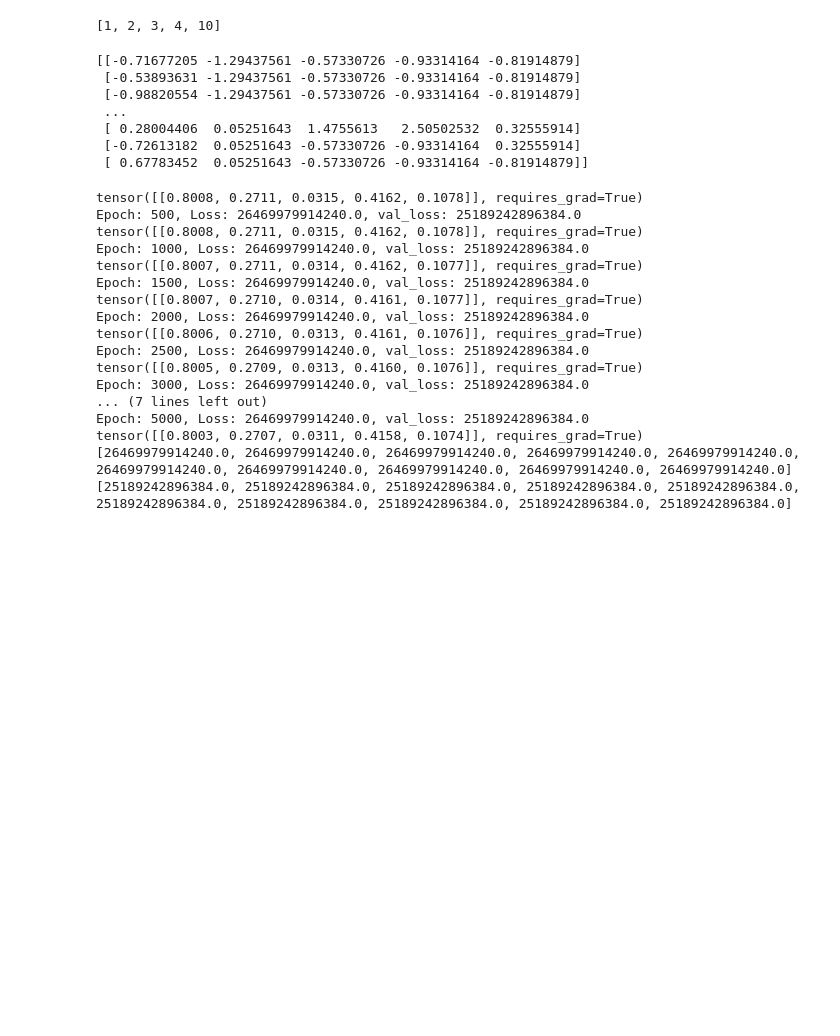
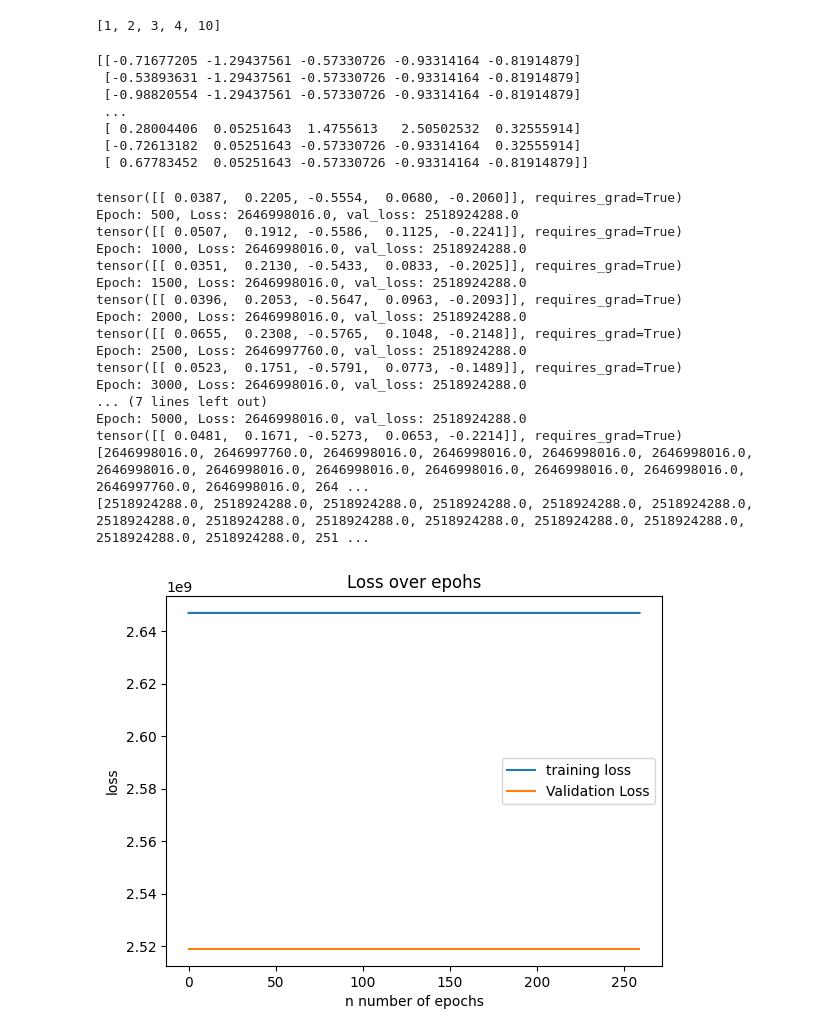
Before and after one commit to emilia-uncc/Assignment1, a Jupyter notebook: assignment5/Assignment5_2.ipynb, the cells around one changed output. Saved outputs shown, nothing was run; the diff lists cells and outputs as text; code cells hidden in the pictures; blank space fills up the shorter version.

```diff
--- a/assignment5/Assignment5_2.ipynb
+++ b/assignment5/Assignment5_2.ipynb
@@ -108,7 +109,7 @@ def loss_fn(y_pred, target):
 #------------------functions linear model-------------------------------------
 # Define a custom multi-dimensional linear model as a tensor
 def multi_linear_model(input_size, output_size):
-    weights = torch.rand(output_size, input_size, dtype=torch.float32)   # Initialize weights with small random values
+    weights = torch.rand(output_size, input_size, dtype=torch.float32) * 0.1  # Initialize weights with small random values
     weights.requires_grad = True  # Enable gradient tracking
     return weights
     #return torch.zeros((output_size, input_size), dtype=torch.float32, requires_grad=True)
@@ -151,14 +152,19 @@ def training_loop(n_epochs, optimizer, weights, inputs, targets, test_set, test_
             losses.append(loss.item())
             val_losses.append(loss_test.item())
 
+        if epoch % 20 == 0:
+            losses.append(loss.item())
+            val_losses.append(loss_test.item())
+
+
     return weights, losses, val_losses
 # %%
 #arrays into tensors
-X_train_tensor = torch.tensor(X_train, dtype=torch.float32)
-X_test_tensor = torch.tensor(X_test, dtype=torch.float32)
+X_train_tensor = 0.01 * torch.tensor(X_train, dtype=torch.float32)
+X_test_tensor = 0.01 *torch.tensor(X_test, dtype=torch.float32)
 
-Y_train_tensor = torch.tensor(Y_train, dtype=torch.float32)
-Y_test_tensor = torch.tensor(Y_test, dtype=torch.float32)
+Y_train_tensor = 0.01 * torch.tensor(Y_train, dtype=torch.float32)
+Y_test_tensor = 0.01 *torch.tensor(Y_test, dtype=torch.float32)
 
 # Example usage with multi-dimensional input data:
 input_size = 5  # Change this to the number of input features
@@ -167,7 +173,7 @@ output_size = 1  # Output size is 1 for regression
 weights = multi_linear_model(input_size, output_size)
 #optimizer = optim.SGD([weights], lr=0.0001)
 n_epochs = 5000
-optimizer = optim.Adam([weights], lr = 0.0000001)
+optimizer = optim.Adam([weights], lr = 0.1)
 
 weights, losses, val_losses = training_loop(n_epochs, optimizer, weights, X_train_tensor, Y_train_tensor, X_test_tensor, Y_test_tensor)
 
@@ -178,23 +184,34 @@ print(losses)
 print(val_losses)
 #630995459954
 # %% [output]
-tensor([[0.8008, 0.2711, 0.0315, 0.4162, 0.1078]], requires_grad=True)
-Epoch: 500, Loss: 26469979914240.0, val_loss: 25189242896384.0
-tensor([[0.8008, 0.2711, 0.0315, 0.4162, 0.1078]], requires_grad=True)
-Epoch: 1000, Loss: 26469979914240.0, val_loss: 25189242896384.0
-tensor([[0.8007, 0.2711, 0.0314, 0.4162, 0.1077]], requires_grad=True)
-Epoch: 1500, Loss: 26469979914240.0, val_loss: 25189242896384.0
-tensor([[0.8007, 0.2710, 0.0314, 0.4161, 0.1077]], requires_grad=True)
-Epoch: 2000, Loss: 26469979914240.0, val_loss: 25189242896384.0
-tensor([[0.8006, 0.2710, 0.0313, 0.4161, 0.1076]], requires_grad=True)
-Epoch: 2500, Loss: 26469979914240.0, val_loss: 25189242896384.0
-tensor([[0.8005, 0.2709, 0.0313, 0.4160, 0.1076]], requires_grad=True)
-Epoch: 3000, Loss: 26469979914240.0, val_loss: 25189242896384.0
+tensor([[ 0.0387,  0.2205, -0.5554,  0.0680, -0.2060]], requires_grad=True)
+Epoch: 500, Loss: 2646998016.0, val_loss: 2518924288.0
+tensor([[ 0.0507,  0.1912, -0.5586,  0.1125, -0.2241]], requires_grad=True)
+Epoch: 1000, Loss: 2646998016.0, val_loss: 2518924288.0
+tensor([[ 0.0351,  0.2130, -0.5433,  0.0833, -0.2025]], requires_grad=True)
+Epoch: 1500, Loss: 2646998016.0, val_loss: 2518924288.0
+tensor([[ 0.0396,  0.2053, -0.5647,  0.0963, -0.2093]], requires_grad=True)
+Epoch: 2000, Loss: 2646998016.0, val_loss: 2518924288.0
+tensor([[ 0.0655,  0.2308, -0.5765,  0.1048, -0.2148]], requires_grad=True)
+Epoch: 2500, Loss: 2646997760.0, val_loss: 2518924288.0
+tensor([[ 0.0523,  0.1751, -0.5791,  0.0773, -0.1489]], requires_grad=True)
+Epoch: 3000, Loss: 2646998016.0, val_loss: 2518924288.0
 ... (7 lines left out)
-Epoch: 5000, Loss: 26469979914240.0, val_loss: 25189242896384.0
-tensor([[0.8003, 0.2707, 0.0311, 0.4158, 0.1074]], requires_grad=True)
-[26469979914240.0, 26469979914240.0, 26469979914240.0, 26469979914240.0, 26469979914240.0, 26469979914240.0, 26469979914240.0, 26469979914240.0, 26469979914240.0, 26469979914240.0]
-[25189242896384.0, 25189242896384.0, 25189242896384.0, 25189242896384.0, 25189242896384.0, 25189242896384.0, 25189242896384.0, 25189242896384.0, 25189242896384.0, 25189242896384.0]
+Epoch: 5000, Loss: 2646998016.0, val_loss: 2518924288.0
+tensor([[ 0.0481,  0.1671, -0.5273,  0.0653, -0.2214]], requires_grad=True)
+[2646998016.0, 2646997760.0, 2646998016.0, 2646998016.0, 2646998016.0, 2646998016.0, 2646998016.0, 2646998016.0, 2646998016.0, 2646998016.0, 2646998016.0, 2646998016.0, 2646997760.0, 2646998016.0, 264 ...
+[2518924288.0, 2518924288.0, 2518924288.0, 2518924288.0, 2518924288.0, 2518924288.0, 2518924288.0, 2518924288.0, 2518924288.0, 2518924288.0, 2518924288.0, 2518924288.0, 2518924288.0, 2518924288.0, 251 ...
+# %%
+# 4. Plot the training and validation loss after each iteration
+plt.plot(losses, label="training loss")
+plt.plot(val_losses, label="Validation Loss")
+plt.xlabel("n number of epochs")
+plt.ylabel("loss")
+plt.legend()
+plt.title("Loss over epohs")
+plt.show()
+# %% [output]
+[figure, added]
 # %%
 import torch
 import torch.nn as nn
```
Also changed, not shown: parts of 4 cells of this notebook.
